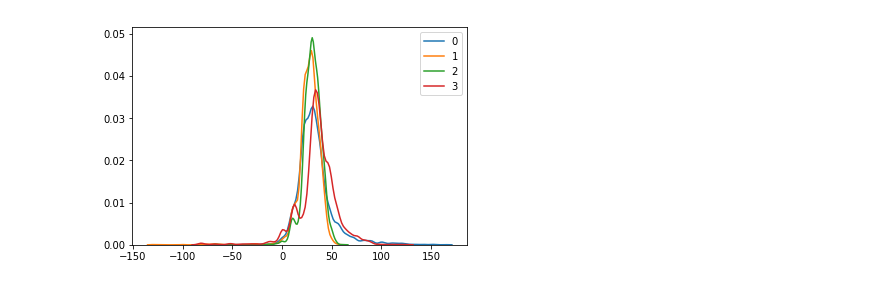
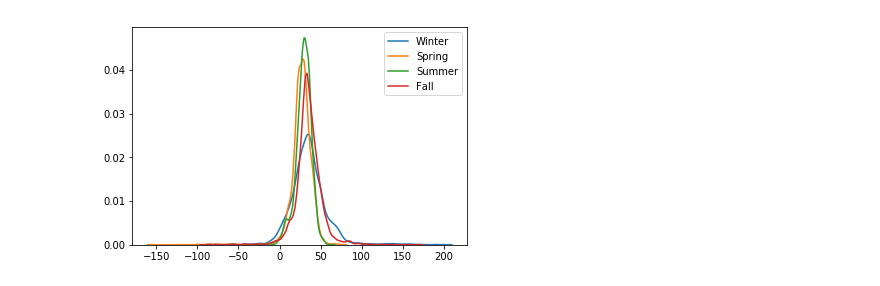
Before and after one commit to mauricepohl/pandas, a Jupyter notebook: 03_modeling/Distribution of prices.ipynb, the cells around one changed output. Cells and saved outputs as stored; diff of their text form; code cells hidden in the pictures.

Commit message:
Beantwortung der Fragen zu price distribution, seasonality, price level during hours of day

```diff
--- a/03_modeling/Distribution of prices.ipynb
+++ b/03_modeling/Distribution of prices.ipynb
@@ -8,0 +27,4 @@ data.index = pd.to_datetime(data.index)
+# %%
+seasons = [ "Winter", "Spring", "Summer", "Fall"]
+for i in range(4):
+    sns.kdeplot(data.loc[(data.season==i),"day_ahead_price"], label=seasons[i])
@@ -9,5 +33,5 @@ data.index = pd.to_datetime(data.index)
 # %%
 for i in range(4):
-    sns.kdeplot(data.loc[(data.season==i),"day_ahead_price"], label=i)
+    sns.kdeplot(data.loc[(data.season==i),"intraday_price"], label=seasons[i])
 # %% [output]
-[figure, old version]
+[figure, new version]
```
Also changed, not shown: parts of 15 cells of this notebook.
